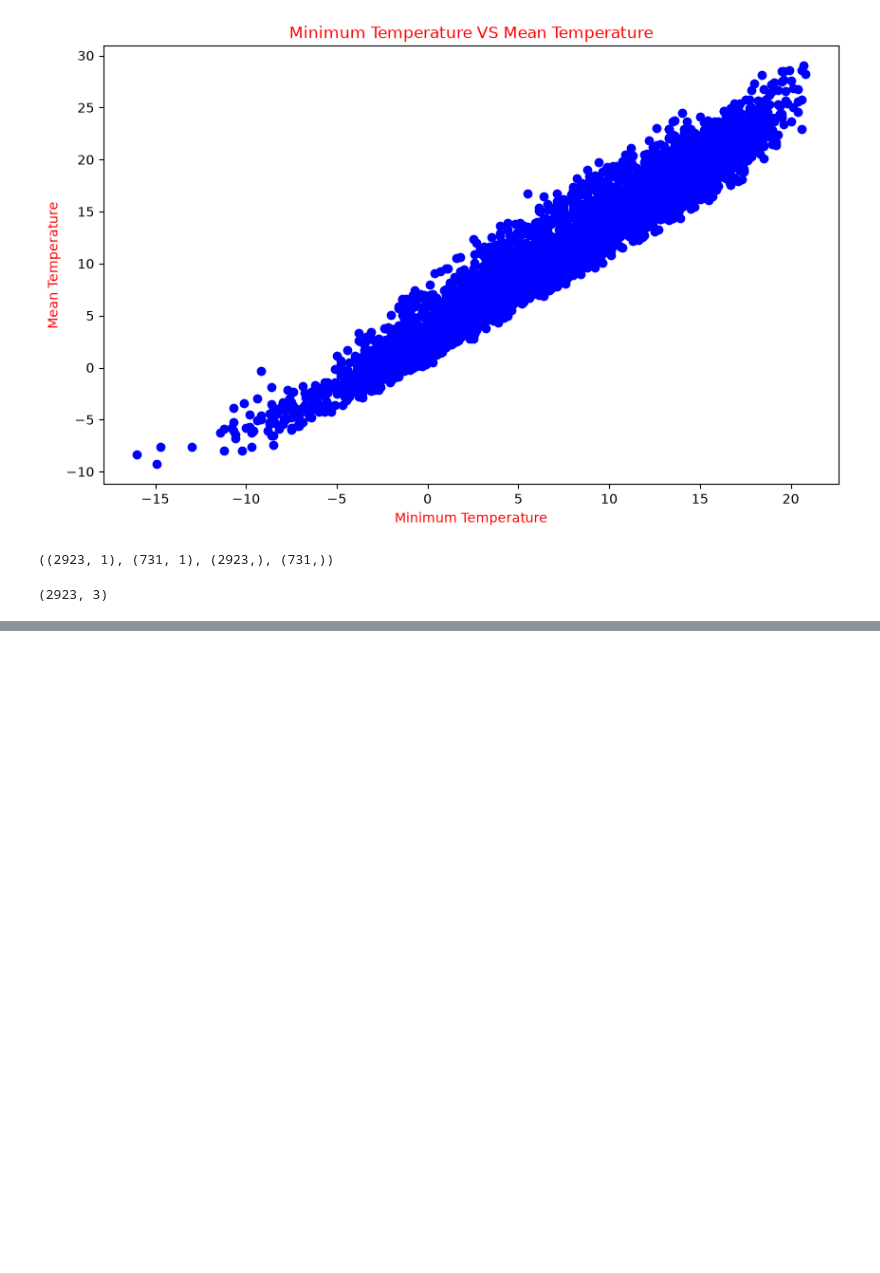
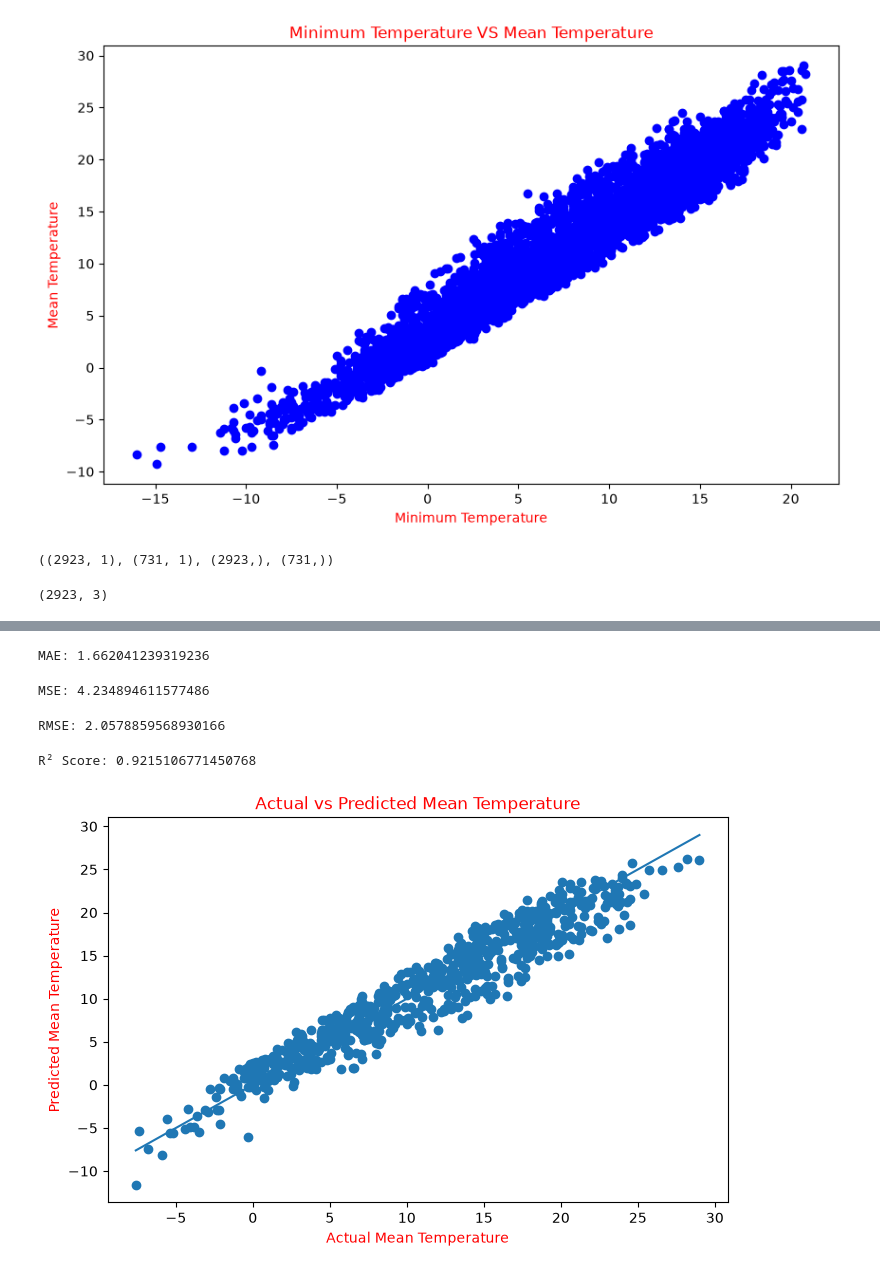
Before and after one commit to mdsohailalam0805-collab/ML-30-Day-Challenge, a Jupyter notebook: Day-04-Polynomial-Regression-Temperature/temperature_prediction.ipynb, the cells around one changed output, grey strips where cells are left out. Cells and saved outputs as stored; diff of their text form; code cells hidden in the pictures; blank space fills up the shorter version.

```diff
--- a/Day-04-Polynomial-Regression-Temperature/temperature_prediction.ipynb
+++ b/Day-04-Polynomial-Regression-Temperature/temperature_prediction.ipynb
@@ -134,3 +137,5 @@ X_train_poly = poly.fit_transform(X_train)
 X_train_poly.shape
 # %% [output]
 (2923, 3)
+# %%
+X_test_poly = poly.transform(X_test)
@@ -136,0 +146,4 @@ X_train_poly.shape
+# %%
+model = LinearRegression()
+# %%
+model.fit(X_train_poly, y_train)
@@ -136,0 +152,3 @@ X_train_poly.shape
+# %%
+y_pred = model.predict(X_test_poly)
+y_pred[:5]
@@ -136,0 +176,40 @@ X_train_poly.shape
+# %%
+mae = mean_absolute_error(y_test, y_pred)
+
+print("MAE:", mae)
+# %% [output]
+MAE: 1.662041239319236
+# %%
+mse = mean_squared_error(y_test, y_pred)
+print("MSE:", mse)
+# %% [output]
+MSE: 4.234894611577486
+# %%
+rmse = np.sqrt(mse)
+
+print("RMSE:", rmse)
+# %% [output]
+RMSE: 2.0578859568930166
+# %%
+r2 = r2_score(y_test, y_pred)
+
+print("R² Score:", r2)
+# %% [output]
+R² Score: 0.9215106771450768
+# %%
+plt.figure(figsize=(8, 5))
+
+plt.scatter(y_test, y_pred)
+
+plt.plot(
+    [y_test.min(), y_test.max()],
+    [y_test.min(), y_test.max()]
+)
+
+plt.xlabel("Actual Mean Temperature", color = "red")
+plt.ylabel("Predicted Mean Temperature", color = "red")
+plt.title("Actual vs Predicted Mean Temperature", color = "red")
+
+plt.show()
+# %% [output]
+[figure, added]
```
Also changed, not shown: parts of 5 cells of this notebook.
